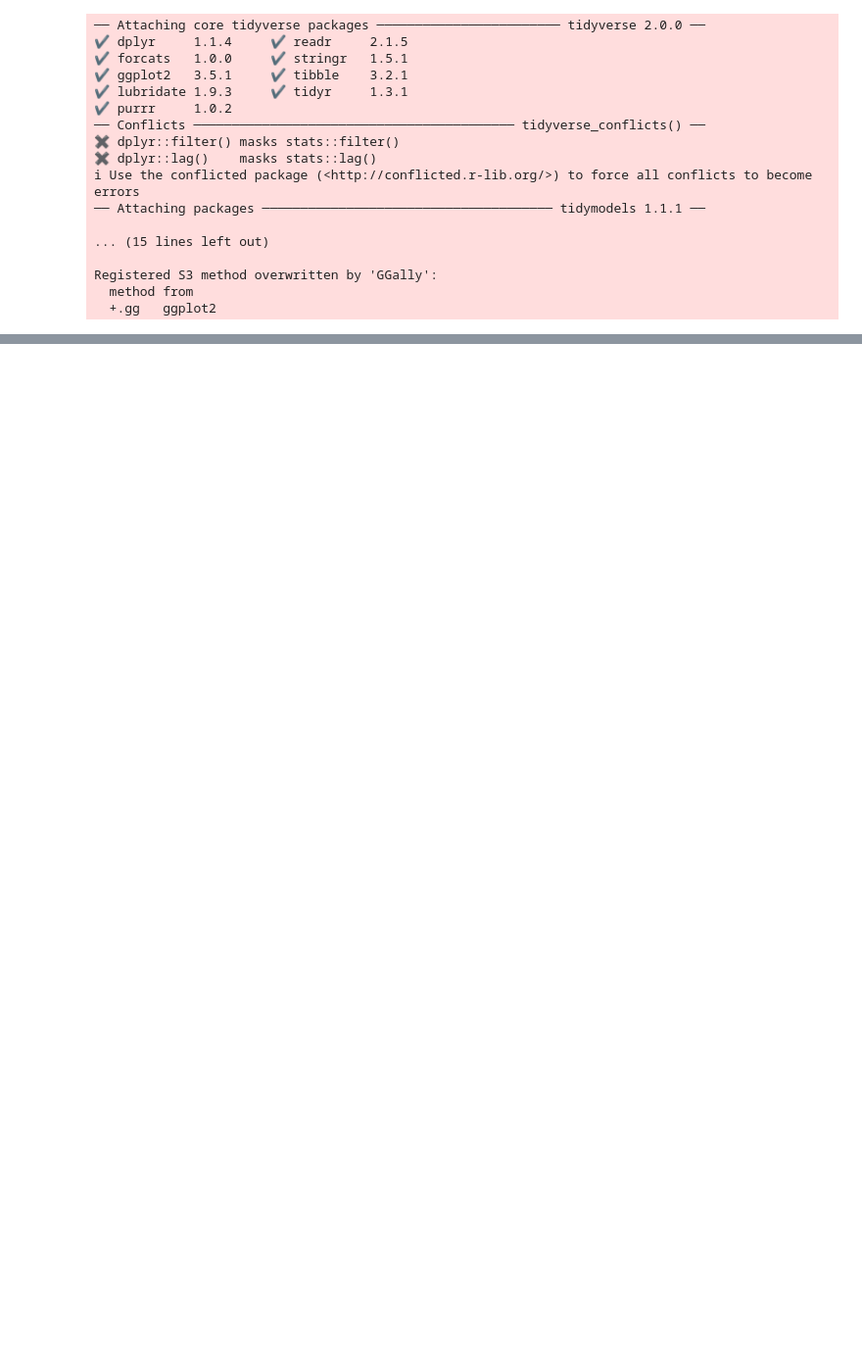
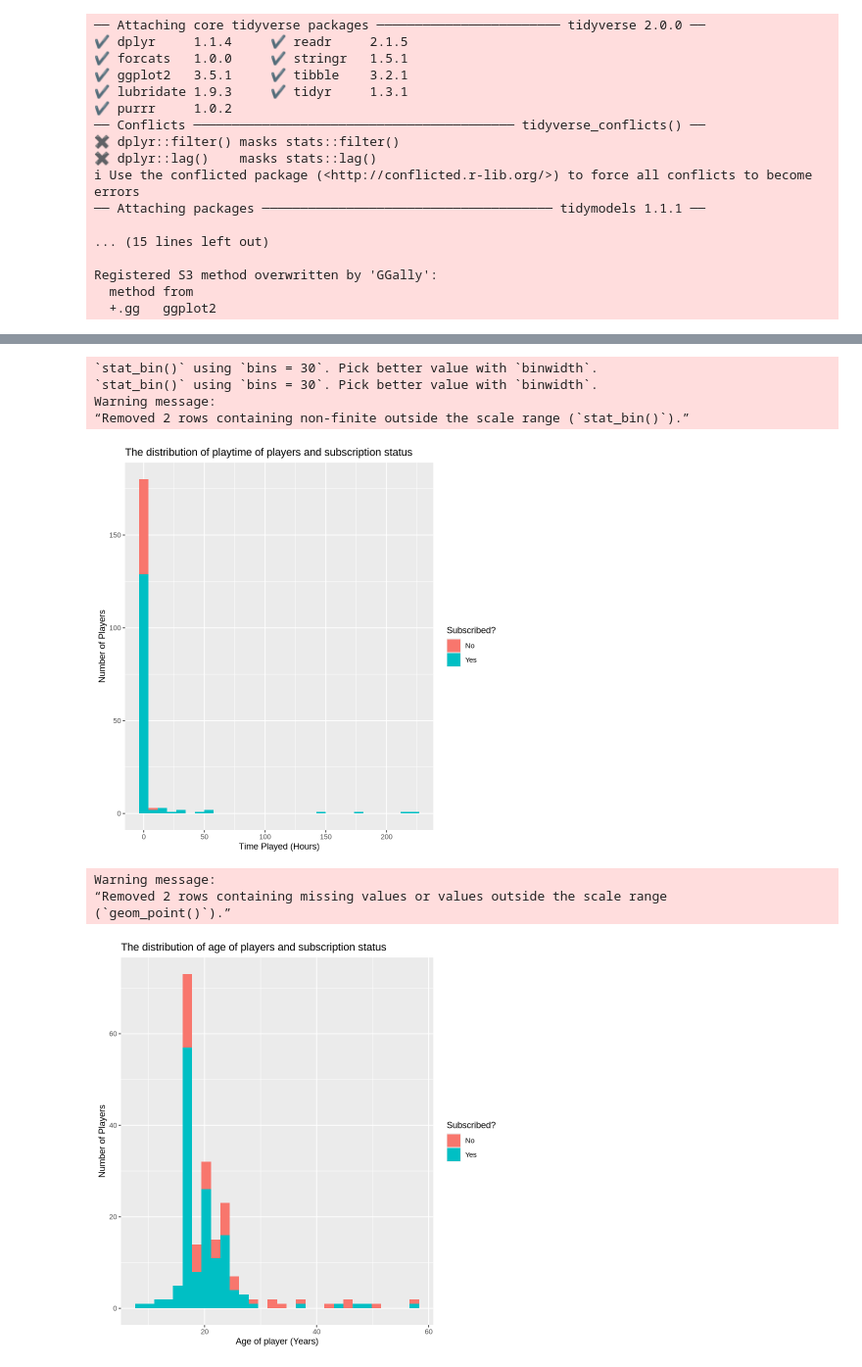
Before and after one commit to RadinAlikhani/DSCI-100-GROUP-PROJECT-REPOSITORY, a Jupyter notebook: Group Project .ipynb, the cells around one changed output, grey strips where cells are left out. Shown at 98% size. Saved outputs shown, nothing was run; the diff lists cells and outputs as text; code cells hidden in the pictures; blank space fills up the shorter version.

```diff
--- a/Group Project .ipynb
+++ b/Group Project .ipynb
@@ -25,3 +101,13 @@ options(repr.matrix.max.rows = 6)
 Registered S3 method overwritten by 'GGally':
   method from
   +.gg   ggplot2
+# %%
+players<-read_csv("https://raw.githubusercontent.com/RadinAlikhani/dsci100-solo-project/refs/heads/main/players.csv")|>
+    mutate(gender=as_factor(gender),experience=as_factor(experience),subscribe=as_factor(subscribe))|>
+    mutate(subscribe=fct_recode(subscribe, "Yes" = "TRUE", "No" = "FALSE"))|>
+    select(-name)
+
+players
+
+sessions<-read_csv("https://raw.githubusercontent.com/RadinAlikhani/dsci100-solo-project/refs/heads/main/sessions.csv")
+sessions
@@ -27,0 +164,34 @@ Registered S3 method overwritten by 'GGally':
+# %%
+played_time_plot<-players|>
+    ggplot(aes(x=played_hours,fill=subscribe))+
+    geom_histogram()+
+    labs(x="Time Played (Hours)",y="Number of Players",fill="Subscribed?")+
+    ggtitle("The distribution of playtime of players and subscription status")
+played_time_plot
+
+
+
+
+age_plot<-players|> #change this to a boxplot of age by subscription, or proportion of subscribers within age groups
+    ggplot(aes(x=Age,fill=subscribe))+
+    geom_histogram()+
+    labs(x="Age of player (Years)",y="Number of Players",fill="Subscribed?")+
+    ggtitle("The distribution of age of players and subscription status")
+age_plot
+
+age_and_time_plot<-players|>
+    ggplot(aes(x=Age,y=played_hours,color=subscribe))+
+    geom_point()+
+    labs(x="Age of Players (Years)",y="Time Played (hours)",color="Subscribed?")+
+    ggtitle("The relationship of age and time played of a player with subscription status")
+age_and_time_plot
+# %% [output]
+`stat_bin()` using `bins = 30`. Pick better value with `binwidth`.
+`stat_bin()` using `bins = 30`. Pick better value with `binwidth`.
+Warning message:
+“Removed 2 rows containing non-finite outside the scale range (`stat_bin()`).”
+[figure, added]
+Warning message:
+“Removed 2 rows containing missing values or values outside the scale range
+(`geom_point()`).”
+[figure, added]
```
Also changed, not shown: parts of 8 cells of this notebook.
